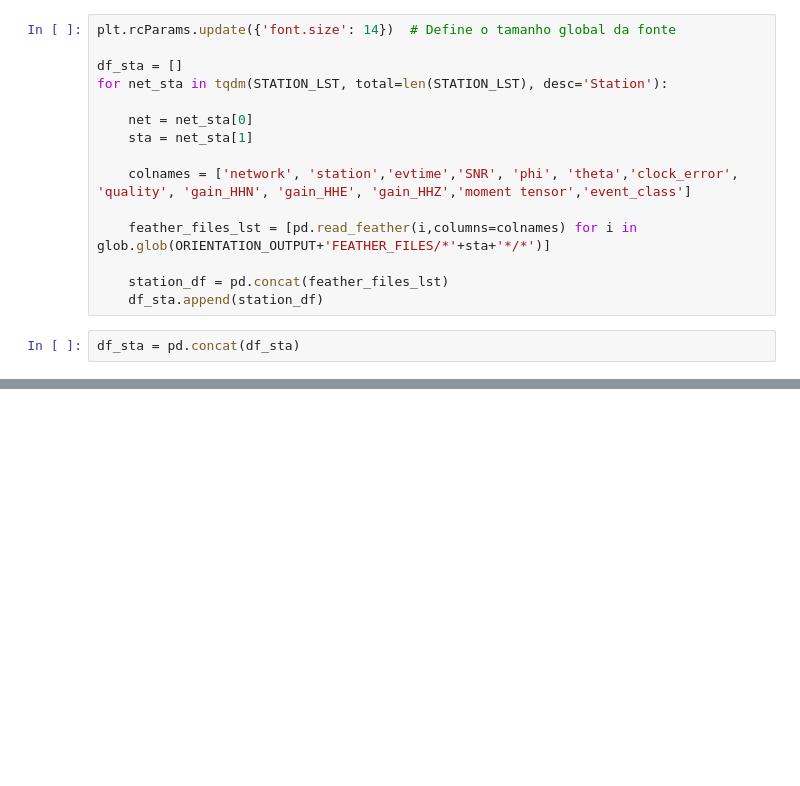
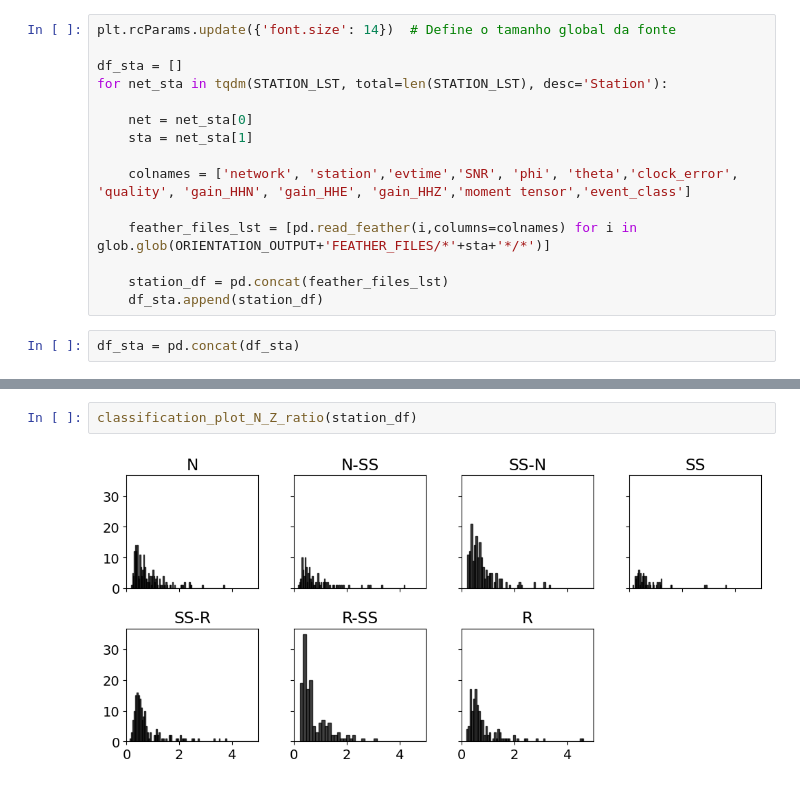
Before and after one commit to sismo-on/SSPARQ, a Jupyter notebook: Extra/Paper_figures/Results_compilation.ipynb, the cells around one changed output, grey strips where cells are left out. Cells and saved outputs as stored; diff of their text form; blank space fills up the shorter version.

```diff
--- a/Extra/Paper_figures/Results_compilation.ipynb
+++ b/Extra/Paper_figures/Results_compilation.ipynb
@@ -901,0 +910,4 @@ def classification_plot_N_Z_ratio(df_sta,ORIENTATION_OUTPUT=ORIENTATION_OUTPUT)
+# %%
+classification_plot_N_Z_ratio(station_df)
+# %% [output]
+[figure, added]
```
Also changed, not shown: parts of 10 cells of this notebook, 14 other files.
